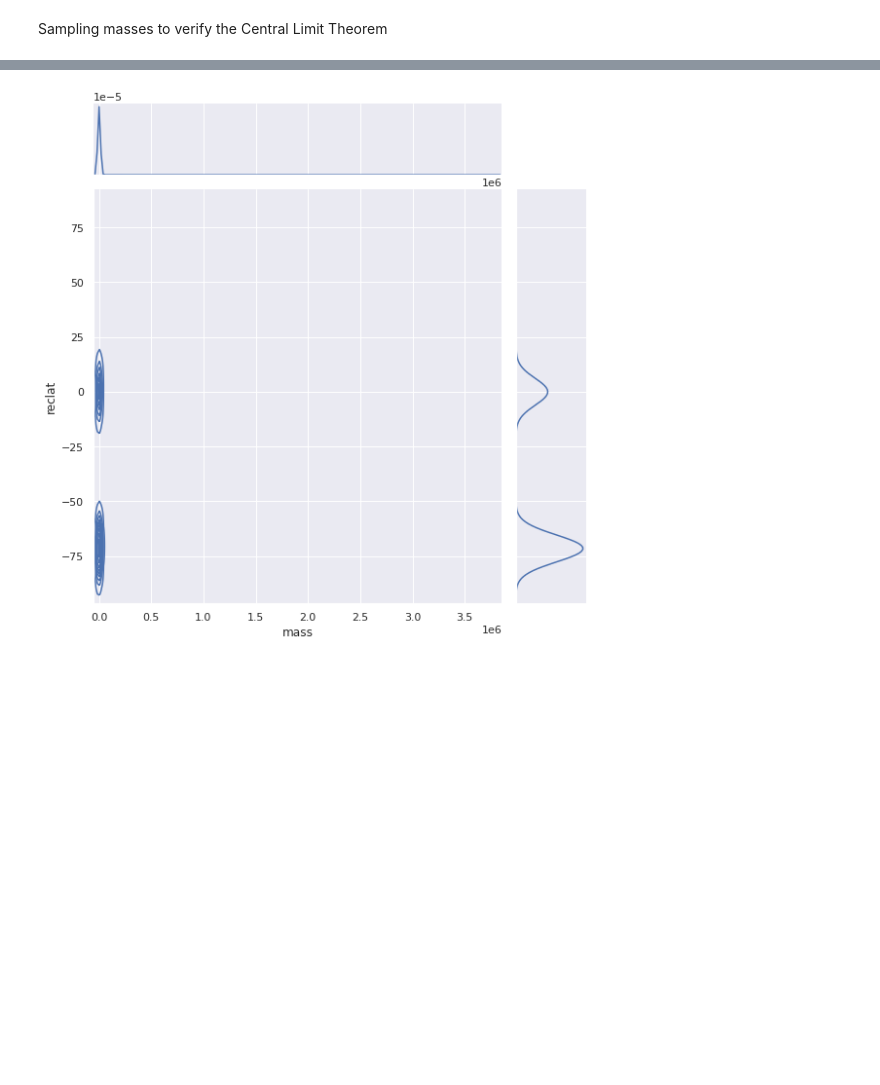
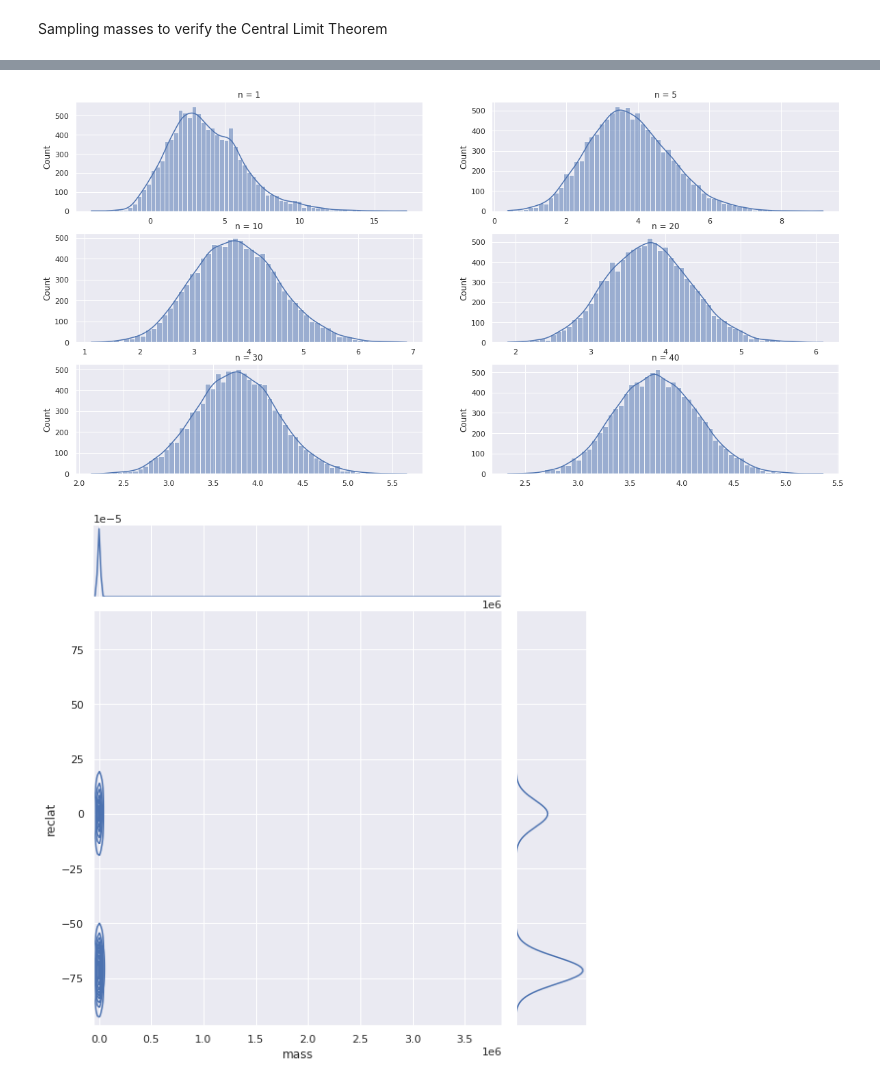
Before and after one commit to p4arth/Statistics, a Jupyter notebook: EDAonMeteroiteData.ipynb, the cells around one changed output, grey strips where cells are left out. Drawn from its saved outputs; the diff is of its cells as text; code cells hidden in the pictures; blank space fills up the shorter version.

```diff
--- a/EDAonMeteroiteData.ipynb
+++ b/EDAonMeteroiteData.ipynb
@@ -71,3 +82,29 @@ plt.show()
+# %%
+fig, axs = plt.subplots(3,2, figsize=(20, 10))
+pop_samples = [np.log(x) for x in data['mass']] # normalizing the masses
+
+# Checking for differen n values
+sns.histplot(sample_means(pop_samples,1,10000), ax=axs[0,0], kde= True)
+axs[0, 0].set_title('n = 1')
+
+sns.histplot(sample_means(pop_samples,5,10000), ax=axs[0,1], kde= True)
+axs[0, 1].set_title('n = 5')
+
+sns.histplot(sample_means(pop_samples,10,10000),ax=axs[1,0], kde= True)
+axs[1, 0].set_title('n = 10')
+
+sns.histplot(sample_means(pop_samples,20,10000),ax=axs[1,1], kde= True)
+axs[1, 1].set_title('n = 20')
+
+sns.histplot(sample_means(pop_samples,30,10000),ax=axs[2,0], kde= True)
+axs[2, 0].set_title('n = 30')
+
+sns.histplot(sample_means(pop_samples,40,10000),ax=axs[2,1], kde= True)
+axs[2, 1].set_title('n = 40')
+
+plt.show()
+# %% [output]
+[figure, added]
 # %%
 sns.set()
 sns.jointplot(x = data['mass'].loc[40000:] , y = data['reclat'].loc[40000:], kind = 'kde', height=8, aspect=15)
```
Also changed, not shown: parts of 2 cells of this notebook.
